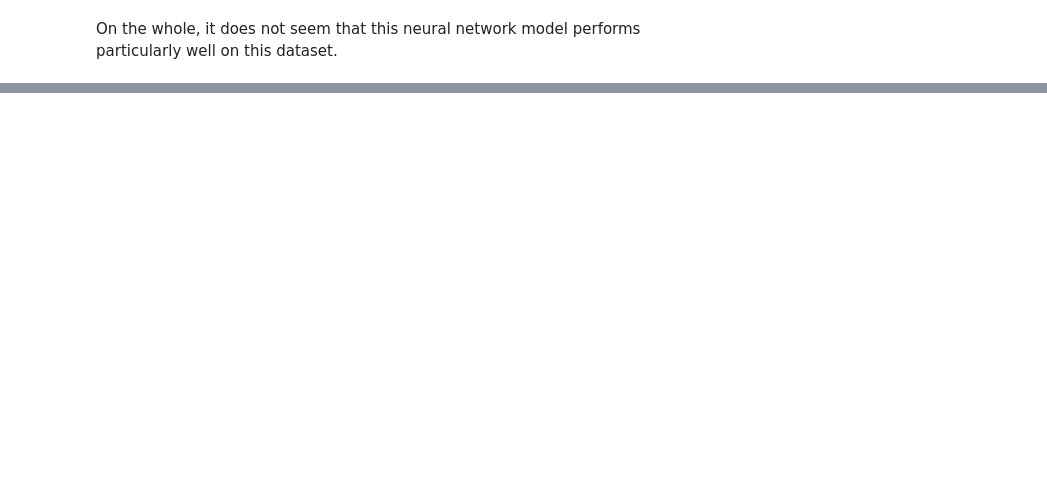
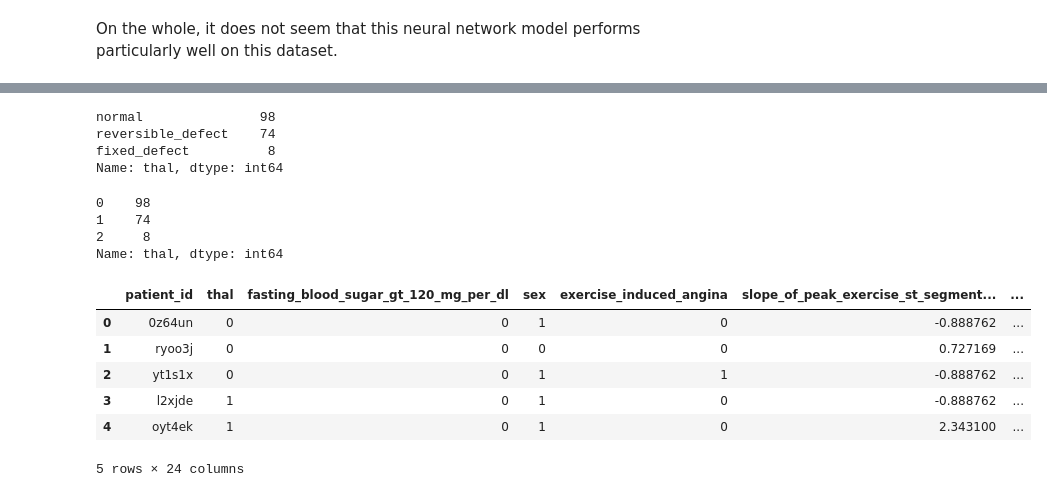
Before and after one commit to djconnolly27/DataScienceProject1, a Jupyter notebook: project3/project3.ipynb, the cells around one changed output, grey strips where cells are left out. Cells and saved outputs as stored; diff of their text form; code cells hidden in the pictures; blank space fills up the shorter version.

```diff
--- a/project3/project3.ipynb
+++ b/project3/project3.ipynb
@@ -585,0 +624,8 @@ On the whole, it does not seem that this neural network model performs particula
+# %%
+df = trainVal_std.copy()
+# %%
+df = df.drop(['slope_of_peak_exercise_st_segment',
+       'resting_blood_pressure', 'chest_pain_type', 'num_major_vessels',
+           'serum_cholesterol_mg_per_dl', 'oldpeak_eq_st_depression', 'age',
+       'max_heart_rate_achieved', 'resting_ekg_results', 'resting_ekg_results'], axis=1)
+df.columns
@@ -585,0 +645,30 @@ On the whole, it does not seem that this neural network model performs particula
+# %%
+df['thal'].value_counts()
+# %% [output]
+normal               98
+reversible_defect    74
+fixed_defect          8
+Name: thal, dtype: int64
+# %%
+df.thal.replace(['normal', 'reversible_defect', 'fixed_defect'], [0,1,2], inplace=True)
+# 0 = normal
+# 1 = reversible defect
+# 2 = fixed defect
+df['thal'].value_counts()
+# %% [output]
+0    98
+1    74
+2     8
+Name: thal, dtype: int64
+# %%
+df = pd.merge(df, trainLab, on='patient_id')
+interaction_copy = df.copy()
+df.head()
+# %% [output]
+|  | patient_id | thal | fasting_blood_sugar_gt_120_mg_per_dl | sex | exercise_induced_angina | slope_of_peak_exercise_st_segment... | ... |
+| 0 | 0z64un | 0 | 0 | 1 | 0 | -0.888762 | ... |
+| 1 | ryoo3j | 0 | 0 | 0 | 0 | 0.727169 | ... |
+| 2 | yt1s1x | 0 | 0 | 1 | 1 | -0.888762 | ... |
+| 3 | l2xjde | 1 | 0 | 1 | 0 | -0.888762 | ... |
+| 4 | oyt4ek | 1 | 0 | 1 | 0 | 2.343100 | ... |
+5 rows × 24 columns
```
Also changed, not shown: parts of 33 cells of this notebook.
